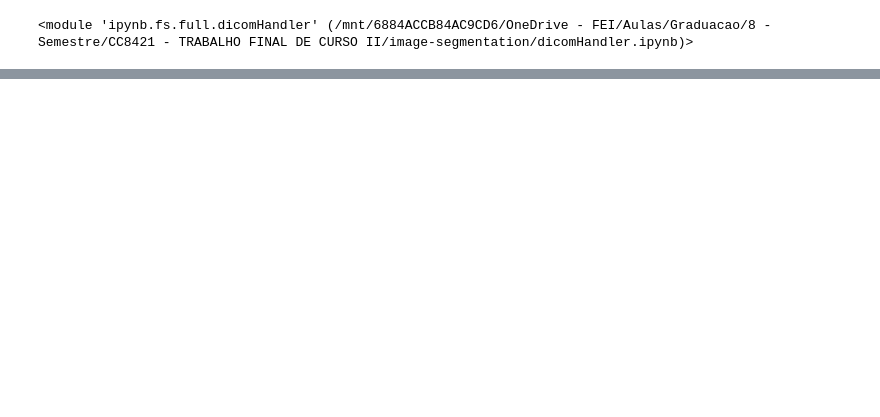
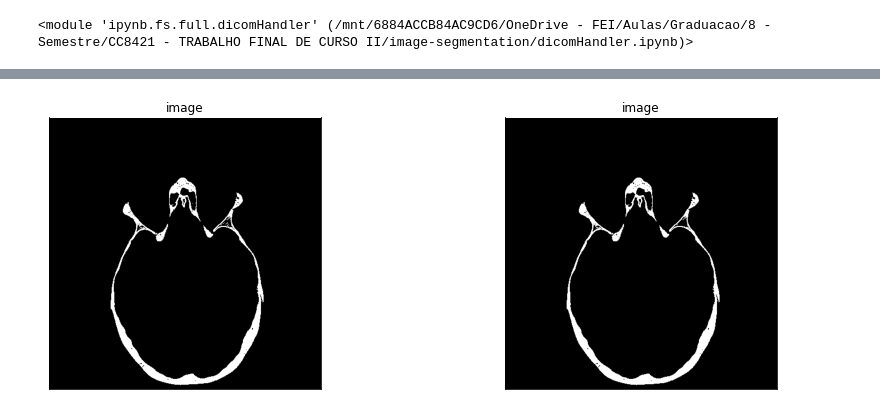
Before and after one commit to Tropa-do-TCC/image-segmentation, a Jupyter notebook: meanStd.ipynb, the cells around one changed output, grey strips where cells are left out. Cells and saved outputs as stored; diff of their text form; code cells hidden in the pictures; blank space fills up the shorter version.

```diff
--- a/meanStd.ipynb
+++ b/meanStd.ipynb
@@ -192,0 +137,43 @@ dicomHandler.show_dicom_image(teste)
+# %%
+def get_included_regions(pixel_array, original_image):
+    label_image = measure.label(pixel_array, background=pixel_array.min())
+    props = measure.regionprops_table(label_image, original_image, properties=['area', 'intensity_mean'], extra_properties=[region_stdev])
+
+    table = pd.DataFrame(props)
+
+    print(table)
+
+    X_train = table.values.tolist()
+
+    scaler = preprocessing.StandardScaler().fit(X_train)
+    X_scaled = scaler.transform(X_train)
+
+    kmeans = KMeans(n_clusters=2, random_state=0).fit(X_scaled)
+    clusters = kmeans.labels_
+
+    print(clusters[table['area'].idxmax()])
+    print(clusters)
+
+    return clusters[table['area'].idxmax()], clusters
+# %%
+def get_largests_regions(pixel_array, original_image):
+    max_value = pixel_array.max()
+    min_value = pixel_array.min()
+
+    labels_mask = measure.label(pixel_array, background=pixel_array.min())
+
+    regions = measure.regionprops(labels_mask)
+
+    if len(regions) > 1:
+        big_reg_cluster, clusters = get_included_regions(pixel_array, original_image)
+        for index in range(len(regions)):
+            if clusters[index] != big_reg_cluster:
+                labels_mask[regions[index].coords[:,0], regions[index].coords[:,1]] = min_value
+
+    labels_mask[labels_mask == 0] = min_value
+    labels_mask[labels_mask != min_value] = max_value
+    mask = labels_mask
+
+    return mask.astype(np.int16)
+# %%
+final_mask = get_largests_regions(pixel_array, original_image)
@@ -192,0 +217,4 @@ dicomHandler.show_dicom_image(teste)
+# %%
+plot_image_histogram(pixel_array, final_mask)
+# %% [output]
+[figure, added]
```
Also changed, not shown: parts of 26 cells of this notebook, 3 other files.
